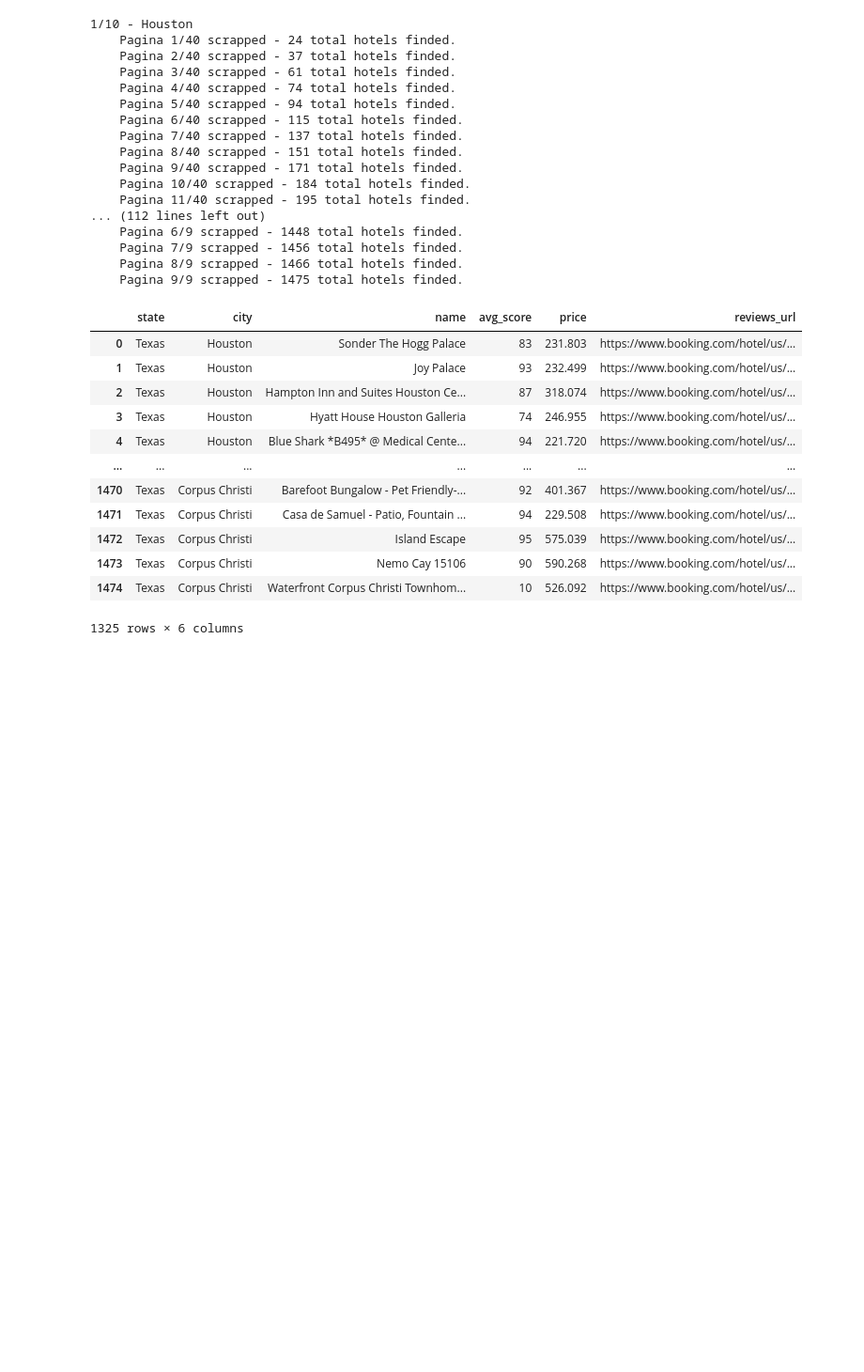
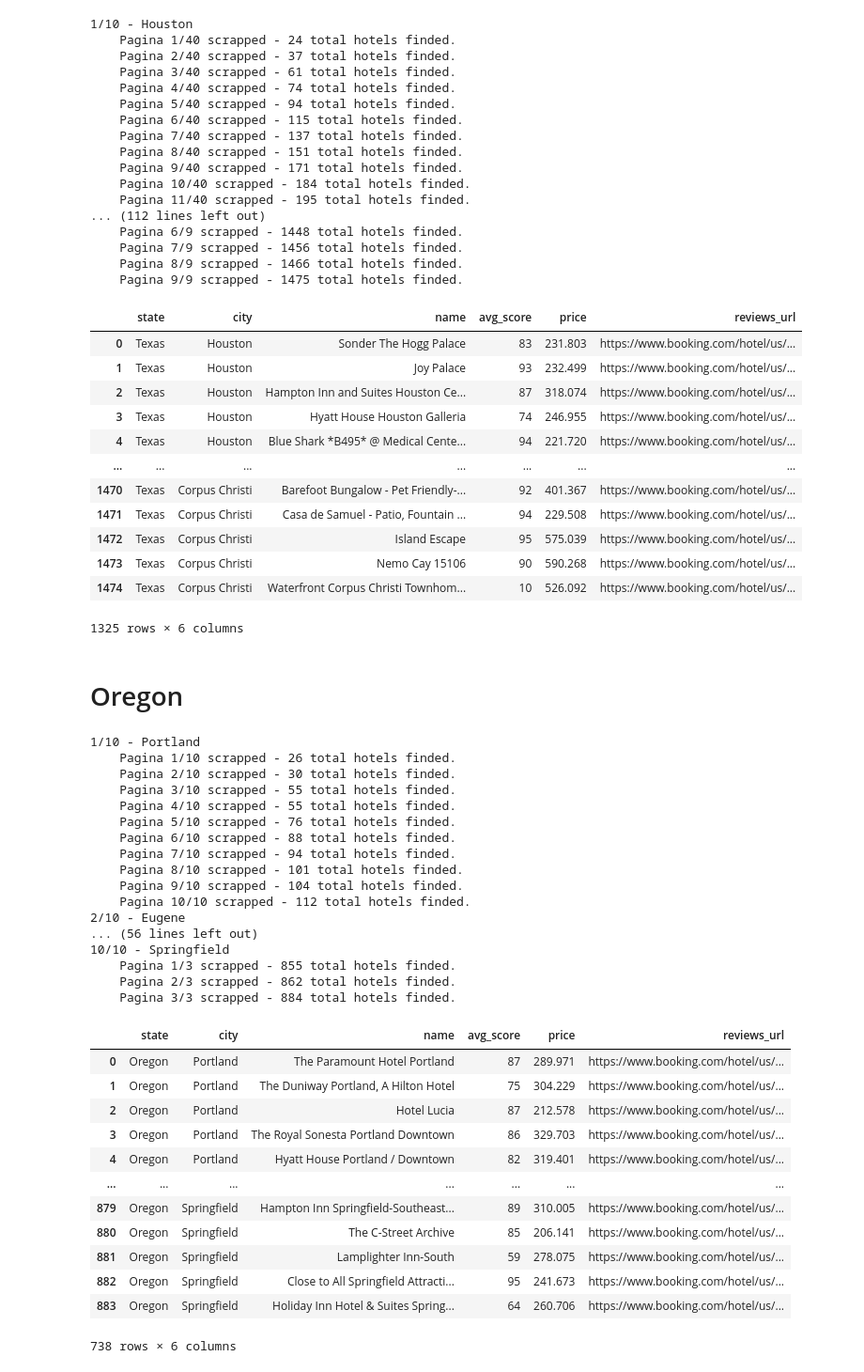
Before and after one commit to LeonardoCostaH/PF_DS_YELP, a Jupyter notebook: scrapping/02_hotels.ipynb, the cells around one changed output. Shown at 94% size. Cells and saved outputs as stored; diff of their text form; code cells hidden in the pictures; blank space fills up the shorter version.

```diff
--- a/scrapping/02_hotels.ipynb
+++ b/scrapping/02_hotels.ipynb
@@ -746,3 +746,39 @@ texas_hotels
 | 1473 | Texas | Corpus Christi | Nemo Cay 15106 | 90 | 590.268 | https://www.booking.com/hotel/us/... |
 | 1474 | Texas | Corpus Christi | Waterfront Corpus Christi Townhom... | 10 | 526.092 | https://www.booking.com/hotel/us/... |
 1325 rows × 6 columns
+# %% [markdown]
+# Oregon
+# %%
+oregon_hotels = scrape("OR")
+oregon_hotels
+# %% [output]
+1/10 - Portland
+    Pagina 1/10 scrapped - 26 total hotels finded.
+    Pagina 2/10 scrapped - 30 total hotels finded.
+    Pagina 3/10 scrapped - 55 total hotels finded.
+    Pagina 4/10 scrapped - 55 total hotels finded.
+    Pagina 5/10 scrapped - 76 total hotels finded.
+    Pagina 6/10 scrapped - 88 total hotels finded.
+    Pagina 7/10 scrapped - 94 total hotels finded.
+    Pagina 8/10 scrapped - 101 total hotels finded.
+    Pagina 9/10 scrapped - 104 total hotels finded.
+    Pagina 10/10 scrapped - 112 total hotels finded.
+2/10 - Eugene
+... (56 lines left out)
+10/10 - Springfield
+    Pagina 1/3 scrapped - 855 total hotels finded.
+    Pagina 2/3 scrapped - 862 total hotels finded.
+    Pagina 3/3 scrapped - 884 total hotels finded.
+|  | state | city | name | avg_score | price | reviews_url |
+| 0 | Oregon | Portland | The Paramount Hotel Portland | 87 | 289.971 | https://www.booking.com/hotel/us/... |
+| 1 | Oregon | Portland | The Duniway Portland, A Hilton Hotel | 75 | 304.229 | https://www.booking.com/hotel/us/... |
+| 2 | Oregon | Portland | Hotel Lucia | 87 | 212.578 | https://www.booking.com/hotel/us/... |
+| 3 | Oregon | Portland | The Royal Sonesta Portland Downtown | 86 | 329.703 | https://www.booking.com/hotel/us/... |
+| 4 | Oregon | Portland | Hyatt House Portland / Downtown | 82 | 319.401 | https://www.booking.com/hotel/us/... |
+| ... | ... | ... | ... | ... | ... | ... |
+| 879 | Oregon | Springfield | Hampton Inn Springfield-Southeast... | 89 | 310.005 | https://www.booking.com/hotel/us/... |
+| 880 | Oregon | Springfield | The C-Street Archive | 85 | 206.141 | https://www.booking.com/hotel/us/... |
+| 881 | Oregon | Springfield | Lamplighter Inn-South | 59 | 278.075 | https://www.booking.com/hotel/us/... |
+| 882 | Oregon | Springfield | Close to All Springfield Attracti... | 95 | 241.673 | https://www.booking.com/hotel/us/... |
+| 883 | Oregon | Springfield | Holiday Inn Hotel & Suites Spring... | 64 | 260.706 | https://www.booking.com/hotel/us/... |
+738 rows × 6 columns
```
Also changed, not shown: 2 other files.
